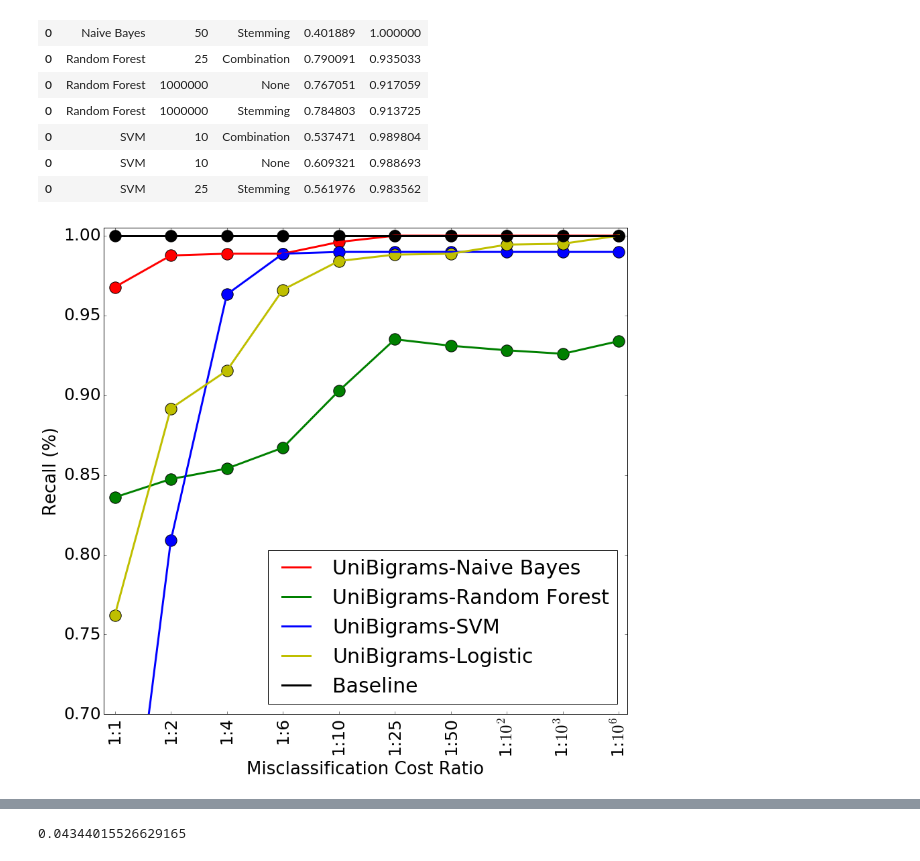
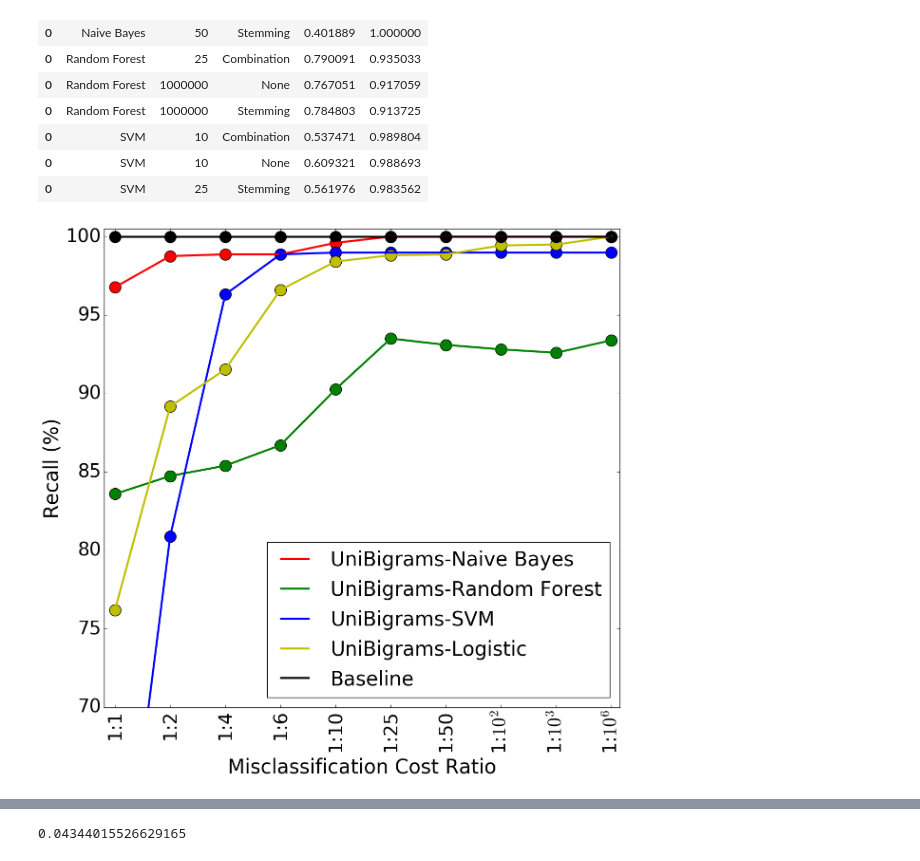
Before and after one commit to borjaeg/thete, a Jupyter notebook: Paper-Analysis.ipynb, the cells around one changed output, grey strips where cells are left out. Drawn from its saved outputs; the diff is of its cells as text; code cells hidden in the pictures.

```diff
--- a/Paper-Analysis.ipynb
+++ b/Paper-Analysis.ipynb
@@ -121,8 +121,8 @@ list_best_configurations(data)
 # %%
 recalls, precisions = get_best_costly_organised(data)
 # %%
-plot_image(recalls, title="RECALL", ylim = [0.70, 1.005], file_name="recall", ylabel="Recall (%)",
+plot_image(recalls, title="RECALL", ylim = [70, 100.5], file_name="recall", ylabel="Recall (%)",
            loc='lower righ', markers="<Do|")
 # %% [output]
-[figure, old version]
+[figure, new version]
 # %%
```
Also changed, not shown: parts of 2 cells of this notebook, 3 other files.
